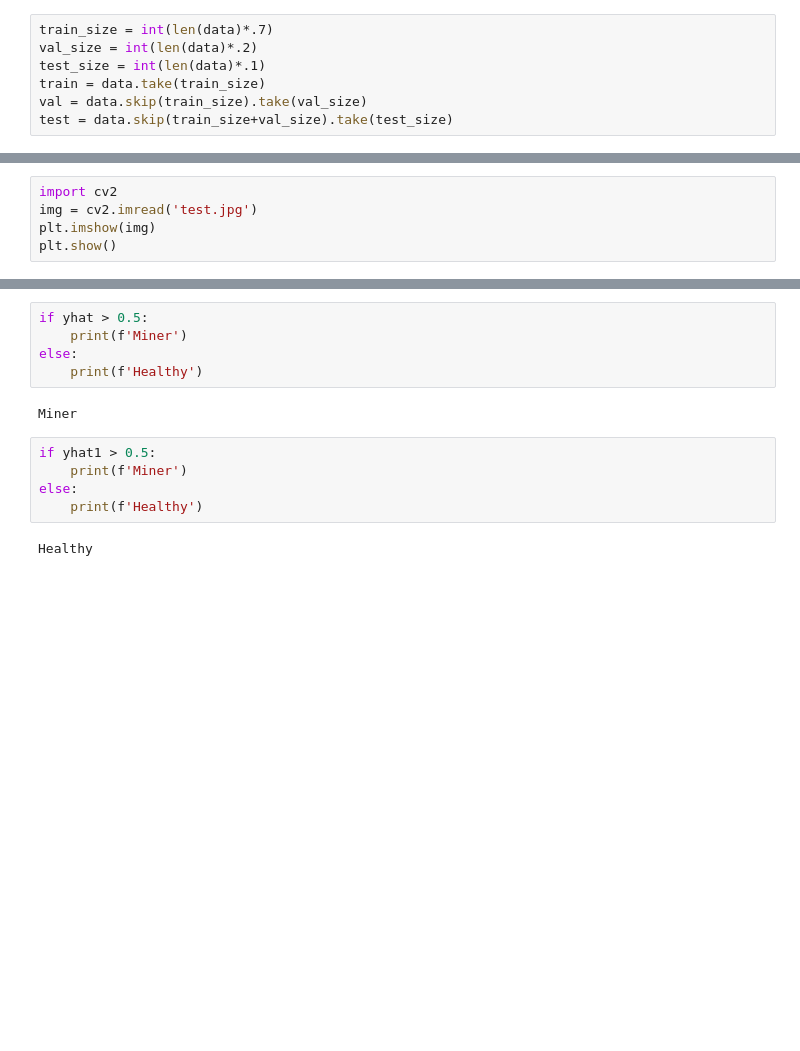
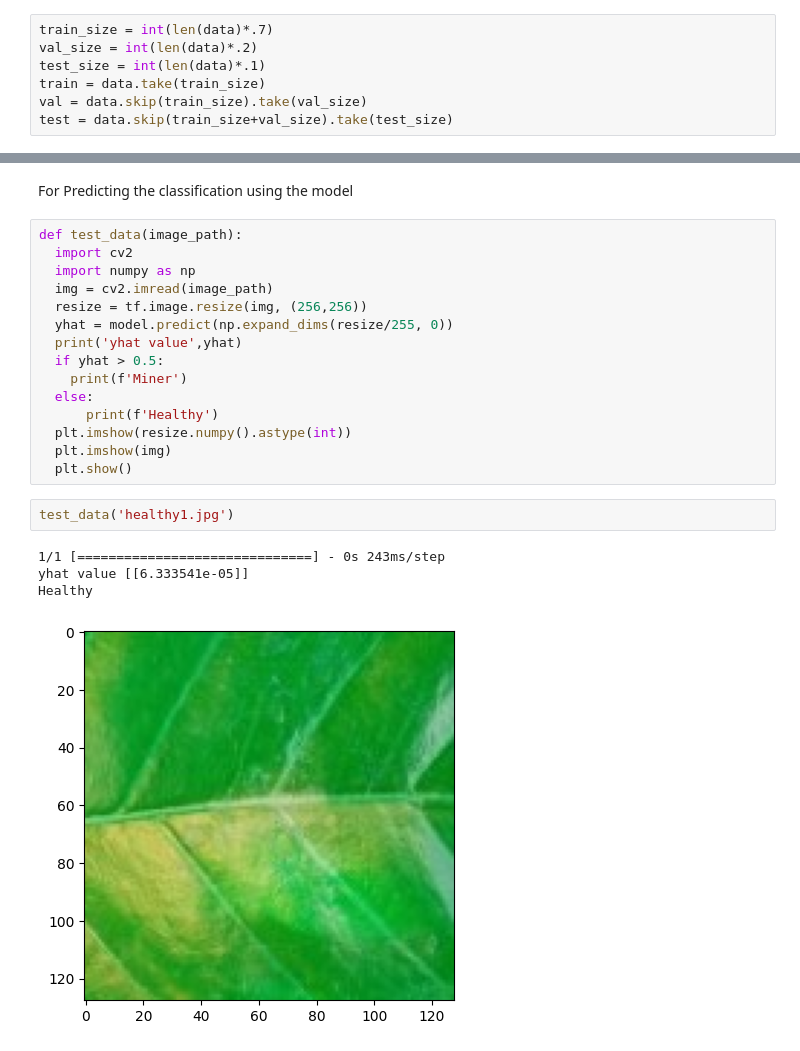
Before and after one commit to Ajayrajc1998/Image-classifier-using-CNN, a Jupyter notebook: Image_classification_using_CNN.ipynb, the cells around one changed output, grey strips where cells are left out. Saved outputs shown, nothing was run; the diff lists cells and outputs as text; blank space fills up the shorter version.

```diff
--- a/Image_classification_using_CNN.ipynb
+++ b/Image_classification_using_CNN.ipynb
@@ -197,6 +238 @@ print(pre.result(), re.result(), acc.result())
 tf.Tensor(1.0, shape=(), dtype=float32) tf.Tensor(1.0, shape=(), dtype=float32) tf.Tensor(1.0, shape=(), dtype=float32)
-# %%
-import cv2
-img = cv2.imread('test.jpg')
-plt.imshow(img)
-plt.show()
@@ -229,14 +239,24 @@ array([[3.28709e-06]], dtype=float32)
-# %%
-if yhat > 0.5:
-    print(f'Miner')
-else:
-    print(f'Healthy')
-# %% [output]
-Miner
-# %%
-if yhat1 > 0.5:
-    print(f'Miner')
-else:
-    print(f'Healthy')
-# %% [output]
-Healthy
+# %% [markdown]
+For Predicting the classification using the model
+# %%
+def test_data(image_path):
+  import cv2
+  import numpy as np
+  img = cv2.imread(image_path)
+  resize = tf.image.resize(img, (256,256))
+  yhat = model.predict(np.expand_dims(resize/255, 0))
+  print('yhat value',yhat)
+  if yhat > 0.5:
+    print(f'Miner')
+  else:
+      print(f'Healthy')
+  plt.imshow(resize.numpy().astype(int))
+  plt.imshow(img)
+  plt.show()
+# %%
+test_data('healthy1.jpg')
+# %% [output]
+1/1 [==============================] - 0s 243ms/step
+yhat value [[6.333541e-05]]
+Healthy
+[figure, added]
```
Also changed, not shown: parts of 36 cells of this notebook.
